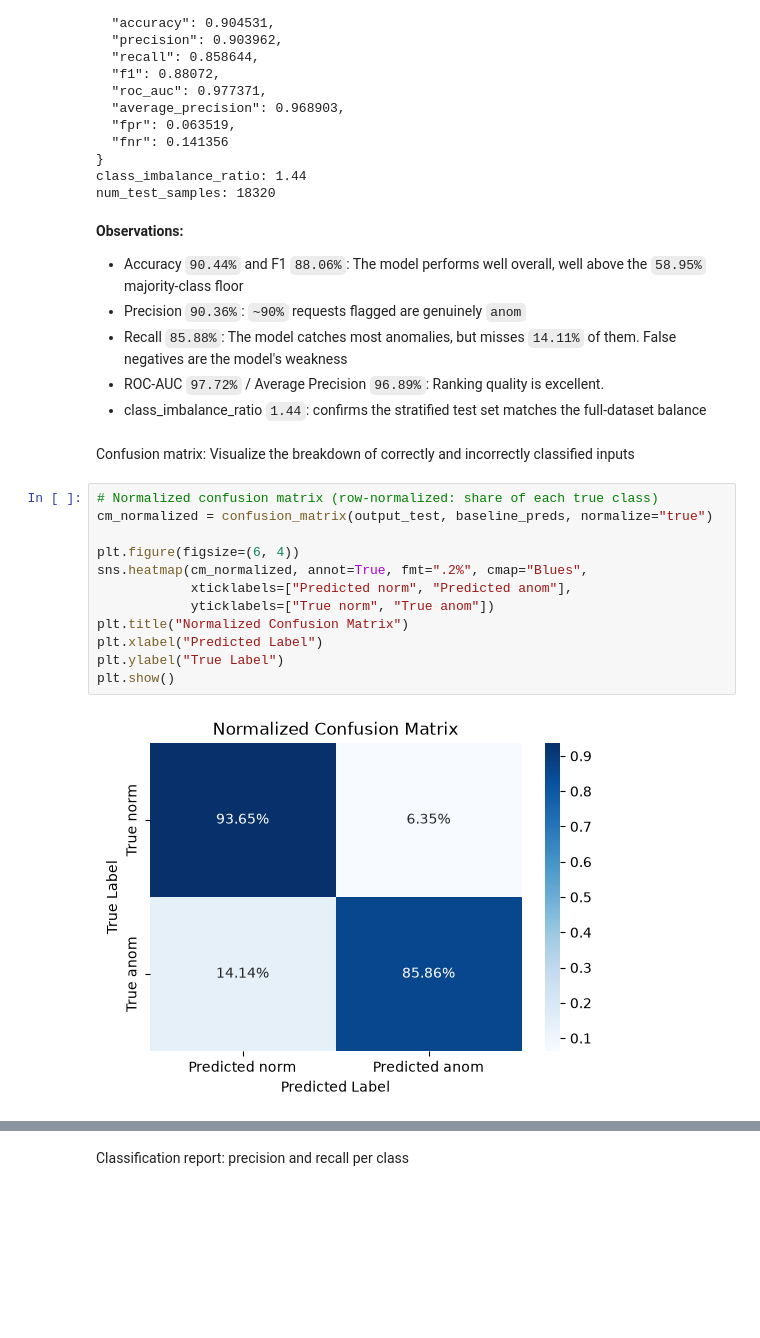
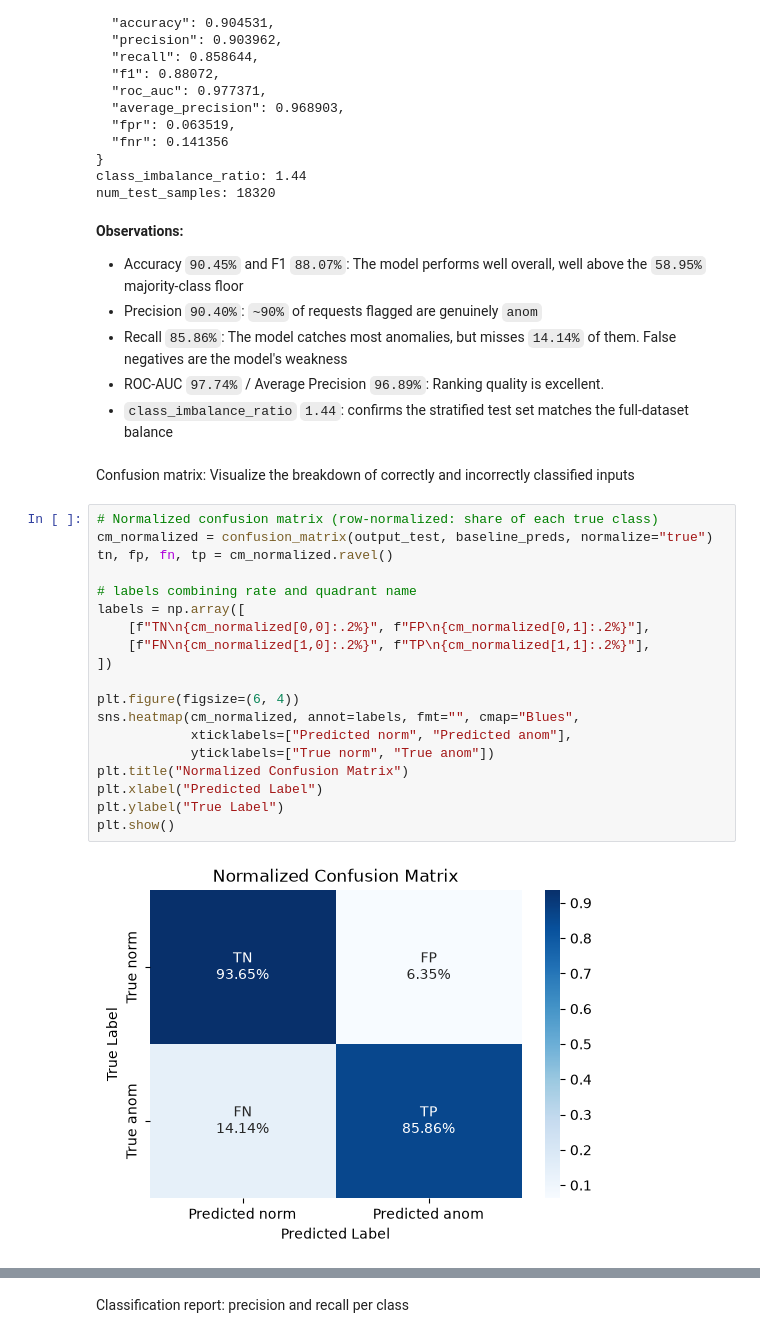
Before and after one commit to arkb2023/mlhttp, a Jupyter notebook: notebooks/evaluate.ipynb, the cells around one changed output, grey strips where cells are left out. Drawn from its saved outputs; the diff is of its cells as text; blank space fills up the shorter version.

```diff
--- a/notebooks/evaluate.ipynb
+++ b/notebooks/evaluate.ipynb
@@ -291,26 +291,33 @@ class_imbalance_ratio: 1.44
 num_test_samples: 18320
 # %% [markdown]
 **Observations:**
-- Accuracy `90.44%` and F1 `88.06%`: The model performs well overall, well above the `58.95%` majority-class floor
-- Precision `90.36%`: `~90%` requests flagged are genuinely `anom`
-- Recall `85.88%`: The model catches most anomalies, but misses `14.11%` of them. False negatives are the model's weakness
-- ROC-AUC `97.72%` / Average Precision `96.89%`: Ranking quality is excellent.
-- class_imbalance_ratio `1.44`: confirms the stratified test set matches the full-dataset balance
+- Accuracy `90.45%` and F1 `88.07%`: The model performs well overall, well above the `58.95%` majority-class floor
+- Precision `90.40%`: `~90%` of requests flagged are genuinely `anom`
+- Recall `85.86%`: The model catches most anomalies, but misses `14.14%` of them. False negatives are the model's weakness
+- ROC-AUC `97.74%` / Average Precision `96.89%`: Ranking quality is excellent.
+- `class_imbalance_ratio` `1.44`: confirms the stratified test set matches the full-dataset balance
 # %% [markdown]
 Confusion matrix: Visualize the breakdown of correctly and incorrectly classified inputs
 # %%
 # Normalized confusion matrix (row-normalized: share of each true class)
 cm_normalized = confusion_matrix(output_test, baseline_preds, normalize="true")
+tn, fp, fn, tp = cm_normalized.ravel()
+
+# labels combining rate and quadrant name
+labels = np.array([
+    [f"TN\n{cm_normalized[0,0]:.2%}", f"FP\n{cm_normalized[0,1]:.2%}"],
+    [f"FN\n{cm_normalized[1,0]:.2%}", f"TP\n{cm_normalized[1,1]:.2%}"],
+])
 
 plt.figure(figsize=(6, 4))
-sns.heatmap(cm_normalized, annot=True, fmt=".2%", cmap="Blues",
+sns.heatmap(cm_normalized, annot=labels, fmt="", cmap="Blues",
             xticklabels=["Predicted norm", "Predicted anom"],
             yticklabels=["True norm", "True anom"])
 plt.title("Normalized Confusion Matrix")
 plt.xlabel("Predicted Label")
 plt.ylabel("True Label")
 plt.show()
 # %% [output]
-[figure, old version]
+[figure, new version]
 # %% [markdown]
 **Observations:**
```
Also changed, not shown: parts of 9 cells of this notebook, 1 other file.
